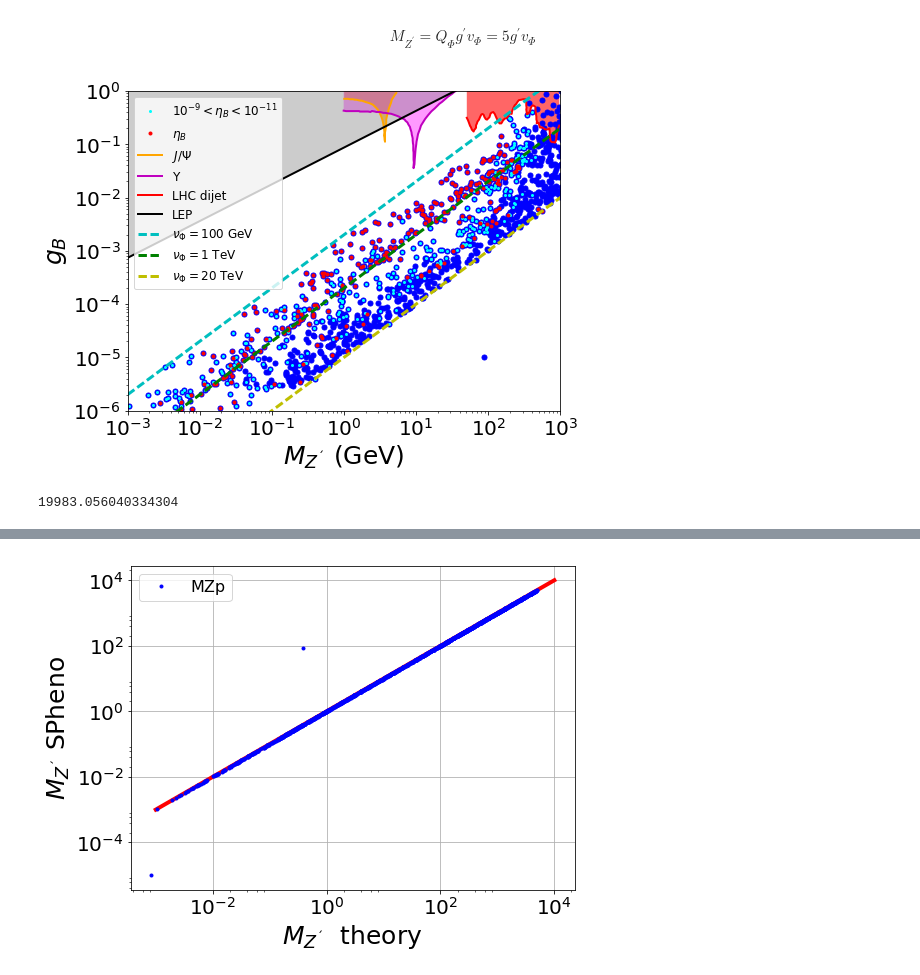
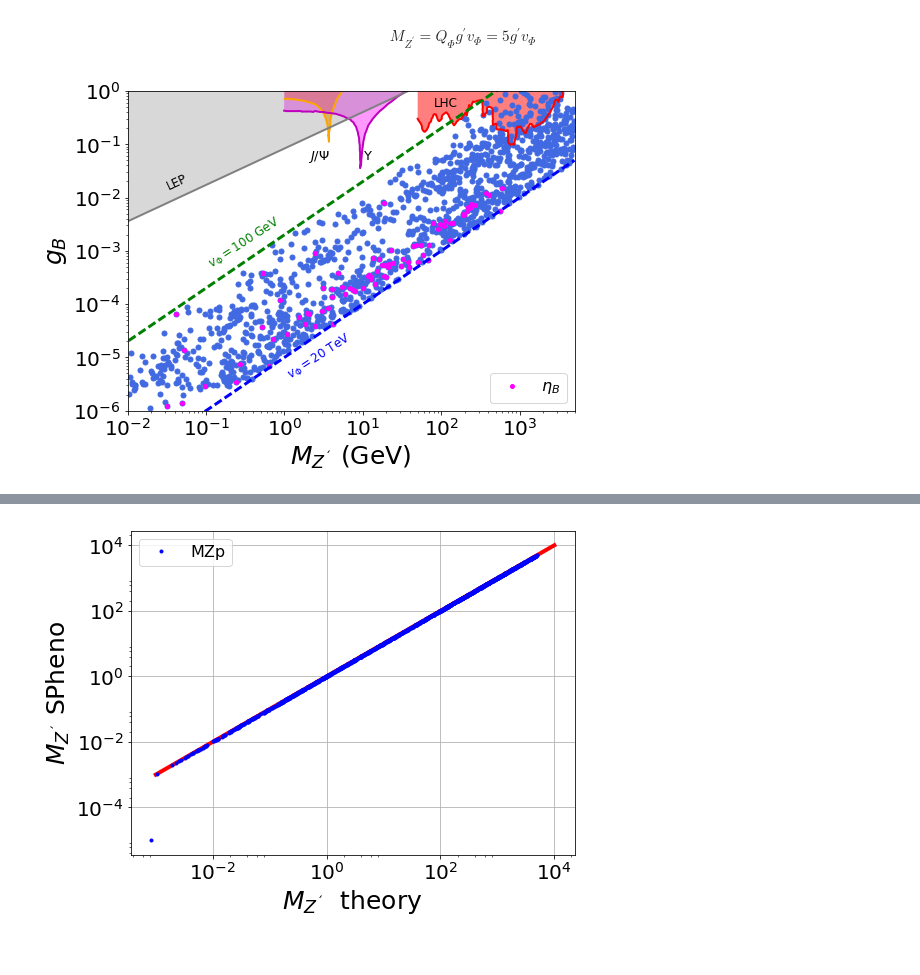
Before and after one commit to anferivera/DarkBariogenesis, a Jupyter notebook: U1B_model-random-scan-DM.ipynb, the cells around one changed output, grey strips where cells are left out. Saved outputs shown, nothing was run; the diff lists cells and outputs as text; code cells hidden in the pictures.

```diff
--- a/U1B_model-random-scan-DM.ipynb
+++ b/U1B_model-random-scan-DM.ipynb
@@ -157,41 +175,59 @@ a = np.linspace(1e-3,3e3,10)
+# %%
+#error
+ttt=xd[np.logical_and(xd.MZp>10.,xd.g1p < 3e-5)]
+#rm index 19
+
+xd=xd[xd.index != 19]
+
+xd = xd.reset_index()
+del[xd['index']]
+######################
+
+#rm index 3
+etaB=etaB[etaB.index != 3]
+
+etaB = etaB.reset_index()
+del[etaB['index']]
+
+del[etaB['Unnamed: 0']]
 # %%
 plt.figure(figsize=(8,6))
 
-plt.loglog(xd.MZp,xd.g1p,color='blue', marker='o',ms=5,linestyle='',label='')
+plt.loglog(xd.MZp,xd.g1p,color='royalblue', marker='o',ms=5,linestyle='',label='')
 
-plt.loglog(etaBbig.MZp, etaBbig.g1p,color='cyan', marker='o',ms=2,linestyle='',\
-           label=r'$10^{-9}<\eta_B<10^{-11}$')
-plt.loglog(etaB.MZp, etaB.g1p,color='red', marker='o',ms=3,linestyle='',label=r'$\eta_B$')
-#plt.loglog(5.*xd.g1p*xd.vx,xd.g1p,'r.',label='Anality'
+plt.loglog(etaB10.MZp, etaB10.g1p,color='magenta', marker='o',ms=4,linestyle='',label=r'$\eta_B$')
 
+a = np.linspace(1e-3,5e3,20)
 #Upsilon, LHC, .. limits
-plt.plot(JPsi.MZp, JPsi.g1p,color='orange',lw=2,label=r'$J/ \Psi$')
-plt.plot(Upsilon.MZp, Upsilon.g1p,'m-',lw=2,label=r'$\Upsilon$')
-plt.plot(LHC.MZp,LHC.g1p,'r-',lw=2,label=r'LHC dijet')
-plt.plot(a, LEP_recta(a),'k-',lw=2,label='LEP')
+plt.plot(JPsi.MZp, JPsi.g1p,color='orange',lw=2,label=r'')
+plt.plot(Upsilon.MZp, Upsilon.g1p,'m-',lw=2,label=r'')
+plt.plot(1e3*LHC.MZp,LHC.g1p,'r-',lw=2,label='')
+plt.plot(a, LEP_recta(a),color='gray',lw=2,label='')
 
 plt.fill_between(JPsi.MZp,1., JPsi.g1p,facecolor='orange',alpha=0.6,label='')
 plt.fill_between(Upsilon.MZp,1., Upsilon.g1p,facecolor='magenta',alpha=0.4,label='')
-plt.fill_between(a,1.,LEP_recta(a),facecolor='grey',alpha=0.4,label='')
-plt.fill_between(LHC.MZp,1.e-0,LHC.g1p,facecolor='red',alpha=0.6,label='')
+plt.fill_between(a,1.,LEP_recta(a),facecolor='grey',alpha=0.3,label='')
+plt.fill_between(1e3*LHC.MZp,1.e-0,LHC.g1p,facecolor='red',alpha=0.5,label='')
 
-plt.plot(a, a/(5.*100),'c--',lw=3,label=r'$\nu_{\Phi}=100$ GeV')
-plt.plot(a, a/(5.*1000),'g--',lw=3,label=r'$\nu_{\Phi}=1$ TeV')
-plt.plot(a, a/(5.*20000),'y--',lw=3,label=r'$\nu_{\Phi}=20$ TeV')
+plt.plot(a, a/(5.*100),'g--',lw=3,label='')
+plt.plot(a, a/(5.*20000),'b--',lw=3,label='')
+
+plt.text(1e-1, 3e-3, r'$v_{\Phi}=100$ GeV', color='green', rotation=33, fontsize=12)
+plt.text(1e-0, 2e-5, r'$v_{\Phi}=20$ TeV', color='blue', rotation=33, fontsize=12)
+plt.text(3e-2, 2e-2, 'LEP', color='black', rotation=25, fontsize=12)
+plt.text(1e1, 5e-2, r'$\Upsilon$', color='black', fontsize=13)
+plt.text(2e0, 5e-2, r'$J/\Psi$', color='black', fontsize=13)
+plt.text(8e1, 5e-1, 'LHC', color='black', fontsize=12)
 
 plt.xlabel(r'$M_{Z^{´}}$ (GeV)',size=25)
 plt.ylabel(r'$g_B$',size=25)
-plt.legend(prop={'size':12},loc='best')
+plt.legend(prop={'size':16}, loc='lower right')
 
-plt.xlim(1e-3,1000)
+plt.xlim(1e-2,5000)
 plt.ylim(1e-6,1)
 
 plt.tight_layout()
-plt.savefig('plots/g1_MZp.pdf')
+#plt.savefig('plots/g1_MZp.pdf')
 #plt.show()
 # %% [output]
-[figure, old version]
+[figure, new version]
-# %%
-xd.vx.max()
-# %% [output]
-19983.056040334304
```
Also changed, not shown: parts of 30 cells of this notebook, 10 other files.
